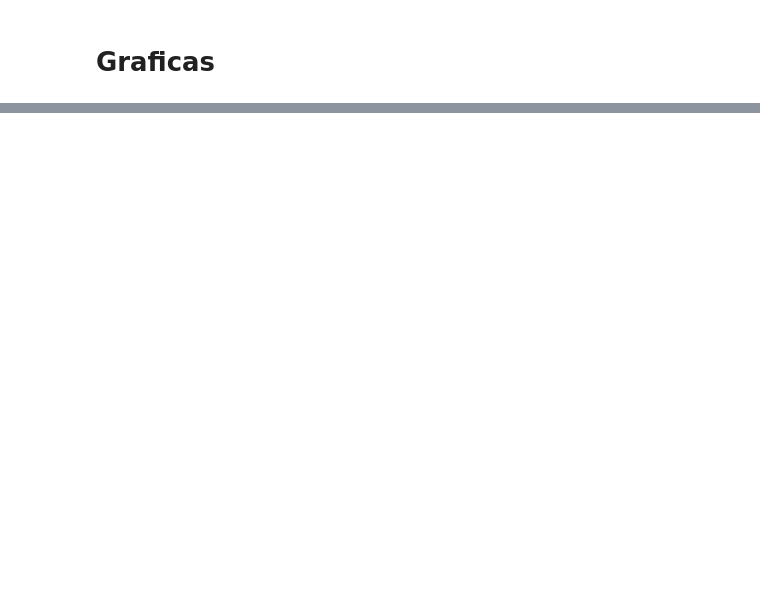
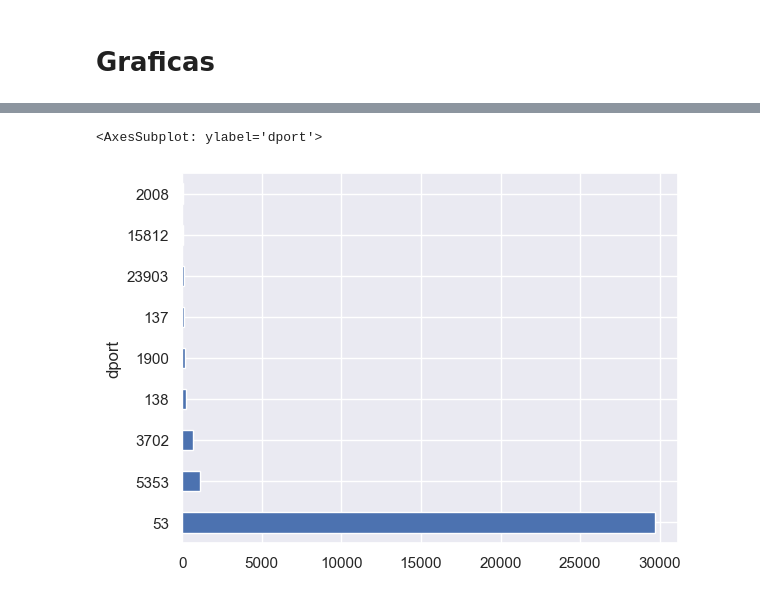
Before and after one commit to bryannalfaro/Lab5-SecDS, a Jupyter notebook: main.ipynb, the cells around one changed output, grey strips where cells are left out. Saved outputs shown, nothing was run; the diff lists cells and outputs as text; code cells hidden in the pictures; blank space fills up the shorter version.

```diff
--- a/main.ipynb
+++ b/main.ipynb
@@ -447,0 +477,8 @@ df_new.groupby('src')['payload'].sum().sort_values(ascending=False).plot.barh(x=
+# %%
+# Muestre una gráfica 2D, en el eje Y los puertos destino, y en el eje X la suma de los
+# payloads recibidos en dichos puertos.
+
+df_new.groupby('dport')['payload'].sum().sort_values(ascending=False).plot.barh(x='payload')
+# %% [output]
+<AxesSubplot: ylabel='dport'>
+[figure, added]
```
Also changed, not shown: parts of 30 cells of this notebook.
